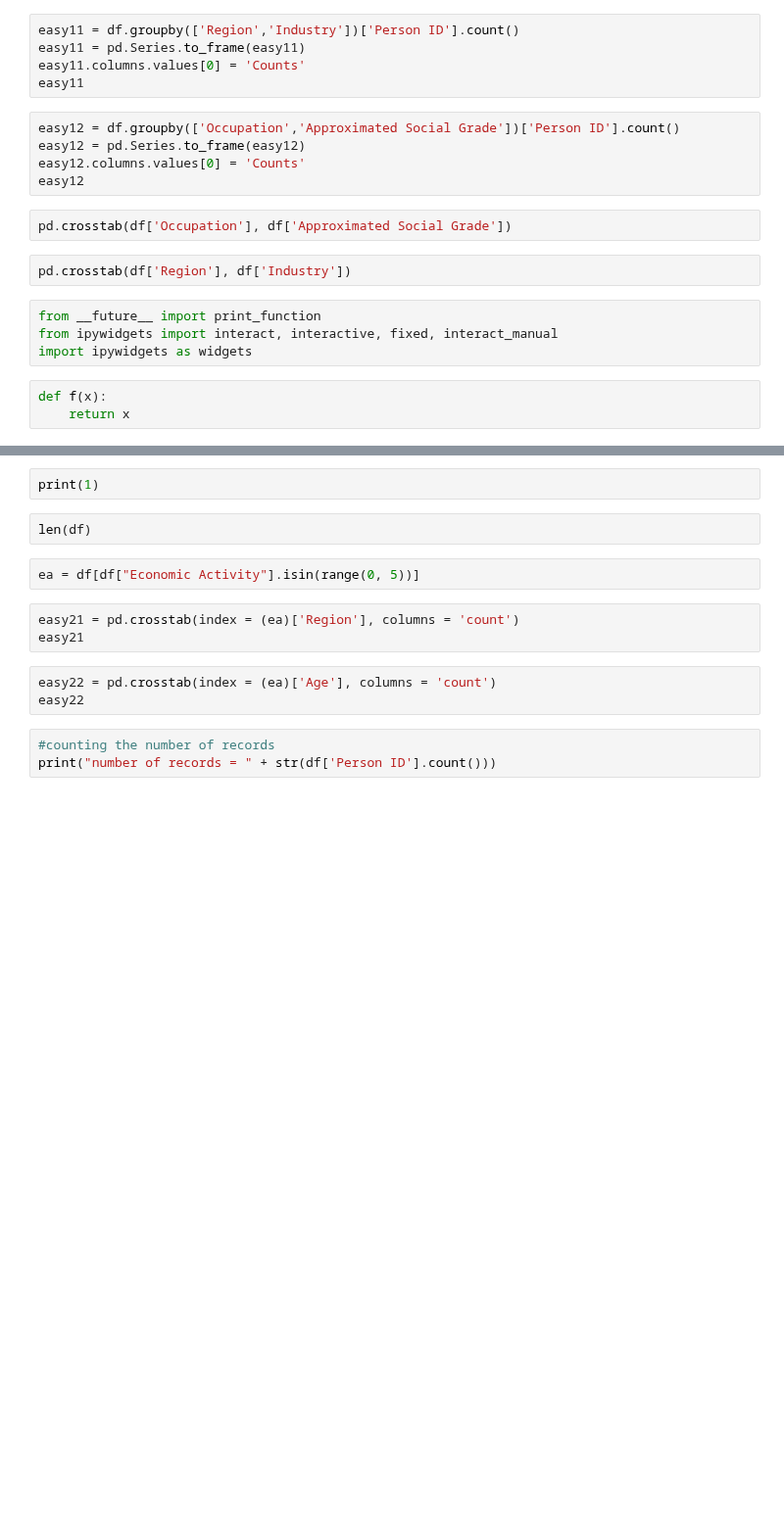
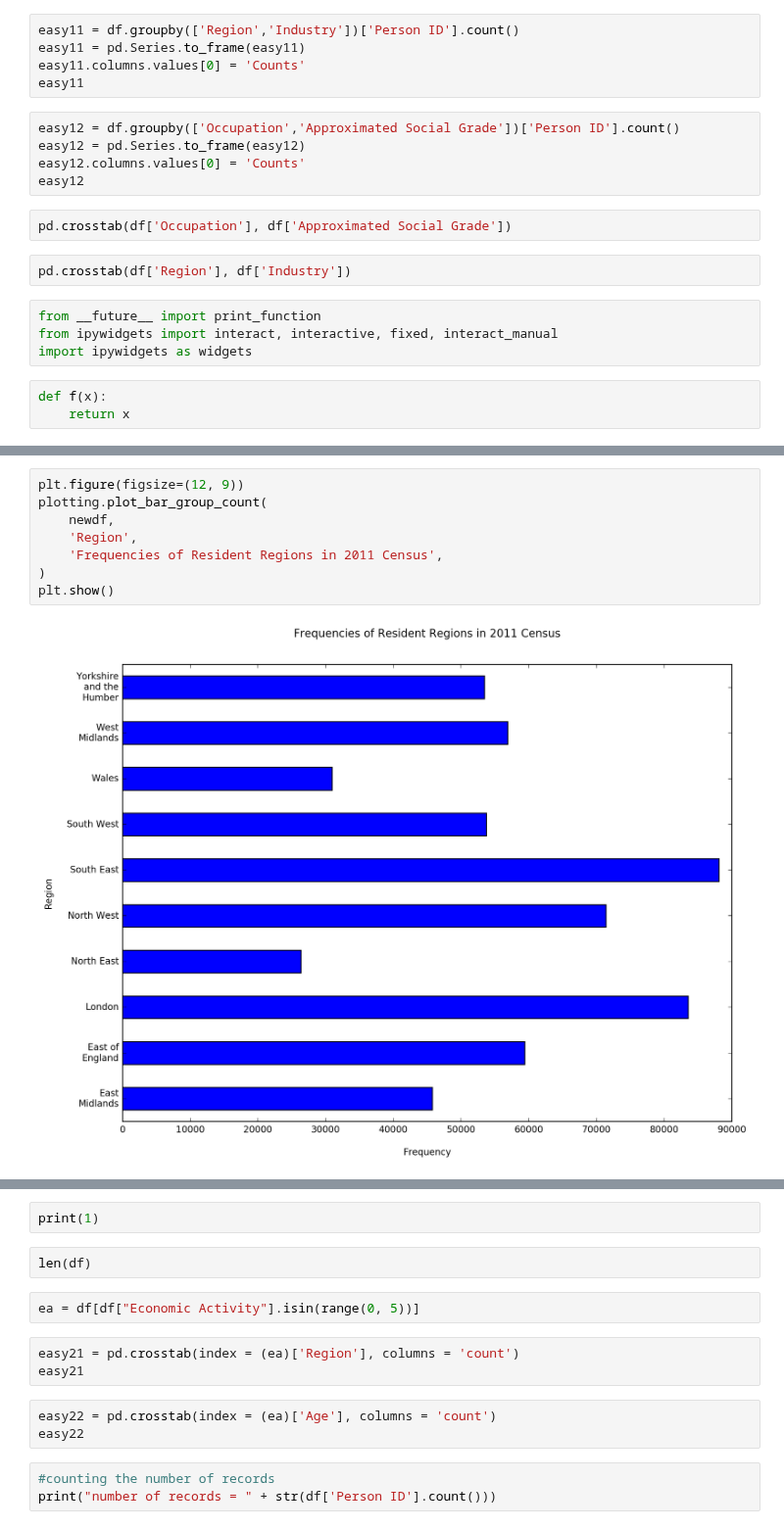
Before and after one commit to chrisrauch193/CS2006Practical3, a Jupyter notebook: Report.ipynb, the cells around one changed output, grey strips where cells are left out. Shown at 98% size. Drawn from its saved outputs; the diff is of its cells as text; blank space fills up the shorter version.

```diff
--- a/Report.ipynb
+++ b/Report.ipynb
@@ -233,0 +379,10 @@ interact(f, x=10)
+# %%
+plt.figure(figsize=(12, 9))
+plotting.plot_bar_group_count(
+    newdf,
+    'Region',
+    'Frequencies of Resident Regions in 2011 Census',
+)
+plt.show()
+# %% [output]
+[figure, added]
```
Also changed, not shown: parts of 30 cells of this notebook, 1 other file.
